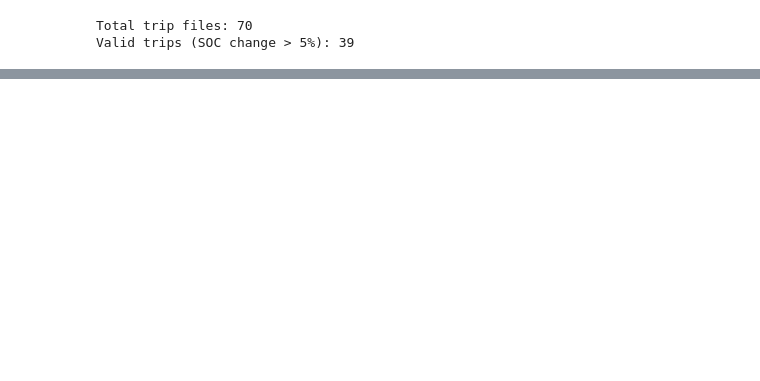
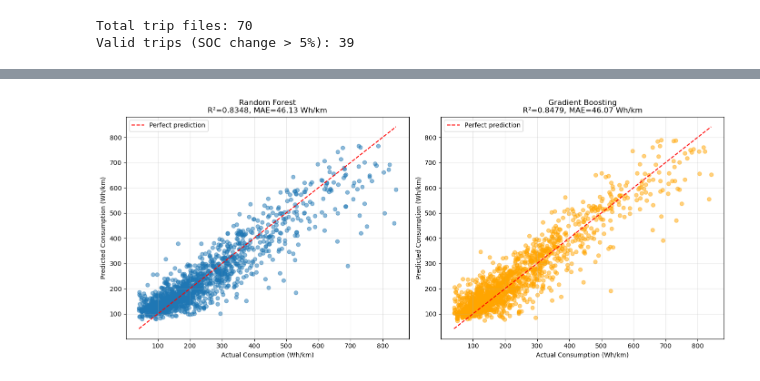
Before and after one commit to exorev07/EV-Hybrid-BMS, a Jupyter notebook: 03_SoC_Range/Range_prediction.ipynb, the cells around one changed output, grey strips where cells are left out. Drawn from its saved outputs; the diff is of its cells as text; code cells hidden in the pictures; blank space fills up the shorter version.

```diff
--- a/03_SoC_Range/Range_prediction.ipynb
+++ b/03_SoC_Range/Range_prediction.ipynb
@@ -9,6 +9,8 @@ from sklearn.ensemble import RandomForestRegressor, GradientBoostingRegressor
 from sklearn.metrics import mean_squared_error, mean_absolute_error, r2_score
 import warnings
 warnings.filterwarnings('ignore')
+
+BATTERY_CAPACITY_KWH = 33.0
 # %%
 # Load all trips and filter by SOC change > 5%
 trip_files = sorted(glob('BMW_i3_Dataset/Trip*.csv'))
@@ -251,20 +337,74 @@ DISTANCE PREDICTION - Gradient Boosting:
 # %%
-# Train Random Forest for TIME prediction
-rf_time = RandomForestRegressor(n_estimators=200, max_depth=25, min_samples_split=10,
-                                 random_state=42, n_jobs=-1)
-rf_time.fit(X_train_time_scaled, y_train_time)
+test_predictions_rf = []
+test_predictions_gb = []
 
-y_pred_time_train = rf_time.predict(X_train_time_scaled)
-y_pred_time_test = rf_time.predict(X_test_time_scaled)
+for trip in test_trips[:5]:
+    trip_data = test_data[test_data['Trip'] == trip].copy()
 
-time_train_r2 = r2_score(y_train_time, y_pred_time_train)
-time_test_r2 = r2_score(y_test_time, y_pred_time_test)
-time_test_rmse = np.sqrt(mean_squared_error(y_test_time, y_pred_time_test))
-time_test_mae = mean_absolute_error(y_test_time, y_pred_time_test)
+    for idx, row in trip_data.iterrows():
+        conditions = row[feature_cols].to_dict()
+        current_soc = row['SOC_start']
+        actual_consumption = row['Energy_Consumption_Wh_per_km']
 
-print("TIME PREDICTION - Random Forest:")
-print(f"  Train R²: {time_train_r2:.4f}")
-print(f"  Test R²: {time_test_r2:.4f}")
-print(f"  Test RMSE: {time_test_rmse:.3f} minutes")
-print(f"  Test MAE: {time_test_mae:.3f} minutes")
+        _, _, pred_consumption_rf = estimate_range(current_soc, conditions, model=rf_model)
+        _, _, pred_consumption_gb = estimate_range(current_soc, conditions, model=gb_model)
+
+        test_predictions_rf.append({
+            'Trip': trip,
+            'SOC': current_soc,
+            'Predicted_Consumption': pred_consumption_rf,
+            'Actual_Consumption': actual_consumption
+        })
+
+        test_predictions_gb.append({
+            'Trip': trip,
+            'SOC': current_soc,
+            'Predicted_Consumption': pred_consumption_gb,
+            'Actual_Consumption': actual_consumption
+        })
+
+test_pred_rf_df = pd.DataFrame(test_predictions_rf)
+test_pred_gb_df = pd.DataFrame(test_predictions_gb)
+
+print("\n=== Test Trip Validation ===")
+print(f"Total test segments: {len(test_pred_rf_df)}")
+
+rf_val_mae = mean_absolute_error(test_pred_rf_df['Actual_Consumption'], test_pred_rf_df['Predicted_Consumption'])
+rf_val_r2 = r2_score(test_pred_rf_df['Actual_Consumption'], test_pred_rf_df['Predicted_Consumption'])
+
+gb_val_mae = mean_absolute_error(test_pred_gb_df['Actual_Consumption'], test_pred_gb_df['Predicted_Consumption'])
+gb_val_r2 = r2_score(test_pred_gb_df['Actual_Consumption'], test_pred_gb_df['Predicted_Consumption'])
+
+print(f"\nRandom Forest:")
+print(f"  MAE: {rf_val_mae:.2f} Wh/km")
+print(f"  R²: {rf_val_r2:.4f}")
+
+print(f"\nGradient Boosting:")
+print(f"  MAE: {gb_val_mae:.2f} Wh/km")
+print(f"  R²: {gb_val_r2:.4f}")
+
+fig, axes = plt.subplots(1, 2, figsize=(14, 6))
+
+axes[0].scatter(test_pred_rf_df['Actual_Consumption'], test_pred_rf_df['Predicted_Consumption'], alpha=0.5)
+axes[0].plot([test_pred_rf_df['Actual_Consumption'].min(), test_pred_rf_df['Actual_Consumption'].max()],
+         [test_pred_rf_df['Actual_Consumption'].min(), test_pred_rf_df['Actual_Consumption'].max()],
+         'r--', label='Perfect prediction')
+axes[0].set_xlabel('Actual Consumption (Wh/km)')
+axes[0].set_ylabel('Predicted Consumption (Wh/km)')
+axes[0].set_title(f'Random Forest\nR²={rf_val_r2:.4f}, MAE={rf_val_mae:.2f} Wh/km')
+axes[0].legend()
+axes[0].grid(True, alpha=0.3)
+
+axes[1].scatter(test_pred_gb_df['Actual_Consumption'], test_pred_gb_df['Predicted_Consumption'], alpha=0.5, color='orange')
+axes[1].plot([test_pred_gb_df['Actual_Consumption'].min(), test_pred_gb_df['Actual_Consumption'].max()],
+         [test_pred_gb_df['Actual_Consumption'].min(), test_pred_gb_df['Actual_Consumption'].max()],
+         'r--', label='Perfect prediction')
+axes[1].set_xlabel('Actual Consumption (Wh/km)')
+axes[1].set_ylabel('Predicted Consumption (Wh/km)')
+axes[1].set_title(f'Gradient Boosting\nR²={gb_val_r2:.4f}, MAE={gb_val_mae:.2f} Wh/km')
+axes[1].legend()
+axes[1].grid(True, alpha=0.3)
+
+plt.tight_layout()
+plt.show()
 # %% [output]
@@ -275,0 +421 @@ TIME PREDICTION - Random Forest:
+[figure, added]
```
Also changed, not shown: parts of 19 cells of this notebook.
